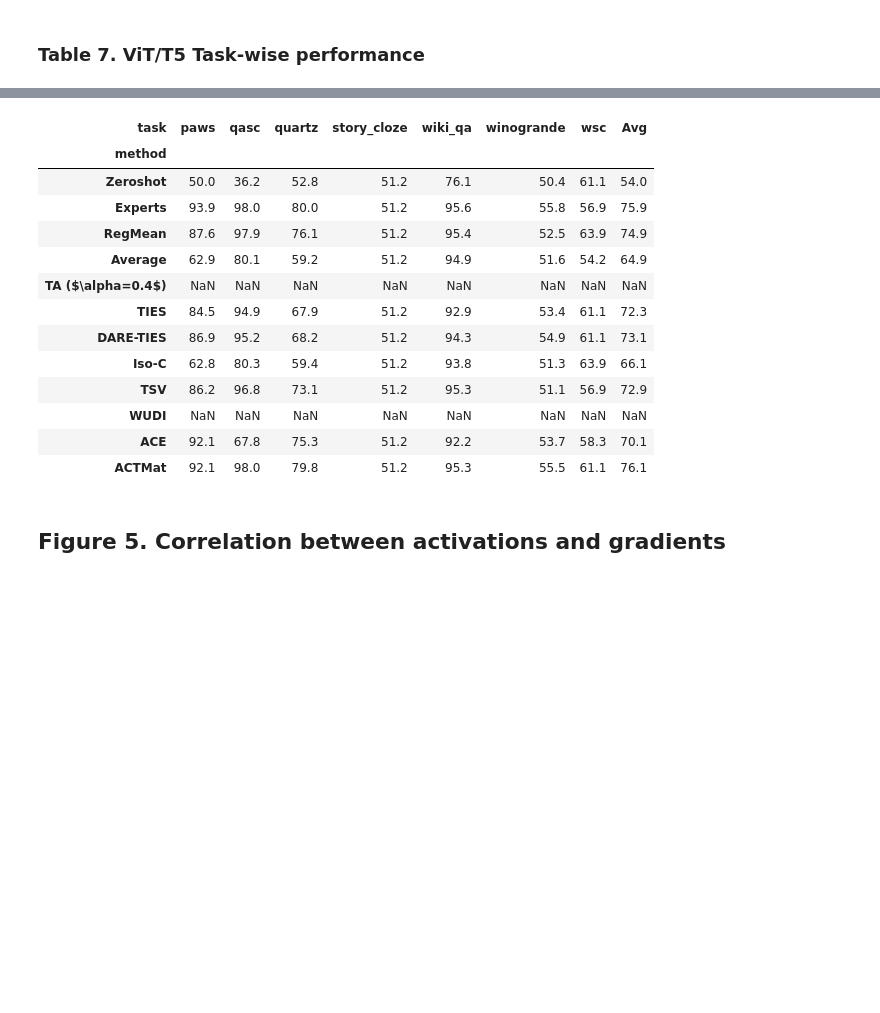
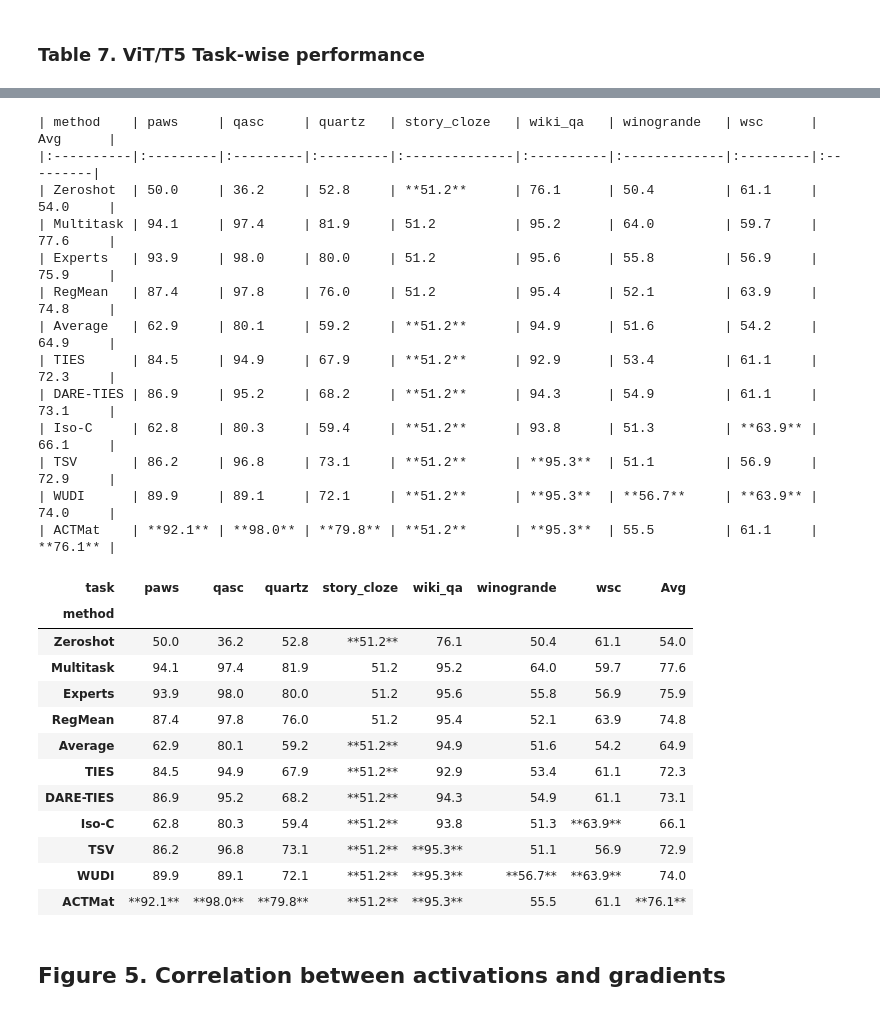
Before and after one commit to marawangamal/actmat, a Jupyter notebook: scripts/analysis.ipynb, the cells around one changed output, grey strips where cells are left out. Drawn from its saved outputs; the diff is of its cells as text; code cells hidden in the pictures; blank space fills up the shorter version.

Commit message:
Exp: add rm lora esults

```diff
--- a/scripts/analysis.ipynb
+++ b/scripts/analysis.ipynb
@@ -1517,7 +1521,7 @@ method_to_method = {
     "experts": "Experts",
     "regmean": "RegMean",
     "mean": "Average",
-    "sum04": "TA ($\\alpha=0.4$)",
+    # "sum04": "TA ($\\alpha=0.4$)",
     "ties": "TIES",
     "dare_ties": "DARE-TIES",
     "isoc": "Iso-C",
@@ -1525,12 +1529,13 @@ method_to_method = {
     "wudi": "WUDI",
     "actmat": "ACTMat",
 }
+metrics_filename = "metrics.json"
 models = ["t5-base", "t5-large", "ViT-B-16", "ViT-B-32", "ViT-L-14"]
 for model in models:
     for method, display_name in method_to_method.items():
 
         # Load metrics file
-        path = f"../artifacts/results/{model}-{method}/metrics.json"
+        path = f"../artifacts/results/{model}-{method}/{metrics_filename}"
         if not osp.exists(path):
             print(f"[skipped] {method}")
             continue
@@ -1561,15 +1571,15 @@ df = pd.DataFrame(rows)
 # %%
 # Display all methods
-# filter (lora only)
 EXCLUDE = {"Experts", "Multitask", "RegMean"}
 
 
-def format_column(col):
-    comparable = col[~col.index.isin(EXCLUDE)]  # rank real methods only
-    ranks = comparable.rank(method="min", ascending=False).reindex(col.index)
+def format_column(col, fmt="md"):
+    wrap = "**{}**" if fmt == "md" else "\\textbf{{{}}}"
+    comparable = col[~col.index.isin(EXCLUDE)]  # rank only real methods
+    ranks = comparable.rank(method="min", ascending=False)
+    best = ranks[ranks == 1].index  # winner(s) in this column
     out = col.map(lambda v: f"{v:0.1f}")
-    out = out.where(ranks != 1, out.map(lambda s: f"\\textbf{{{s}}}"))
-    # out = out.where(ranks != 2, out.map(lambda s: f"\\underline{{{s}}}"))
+    out.loc[best] = out.loc[best].map(lambda s: wrap.format(s))
     return out
 
 
@@ -1591,8 +1601,11 @@ dfp = dfp[columns]
 dfp["Avg"] = dfp.mean(axis=1).round(1)
 dfp = dfp.reindex([x for x in method_to_method.values()])
 # (Optional: latex)
-dfp = dfp.apply(format_column, axis=0)
-dfp
+# dfp = dfp.apply(format_column, axis=0)
 # print(dfp.to_latex(float_format="{:0.1f}".format))
-# print(dfp.to_markdown())
+# (Optional: markdown)
+dfp = dfp.apply(lambda x: format_column(x, fmt="md"), axis=0)
+print(dfp.to_markdown())
+# we find that ACTMat maintains balanced performance, never deviating more than 3% from the best performing method in each setting.
+# Meanwhile the next best method in this setting, WUDI suffers 5% drop on SUN397.
 # %% [output]
@@ -1613,40 +1625,60 @@ dfp
 # %%
 # Display all methods
-# filter (lora only)
-def format_column(col):
-    ranks = col.rank(method="min", ascending=False)
+EXCLUDE = {"Experts", "Multitask", "RegMean"}
+
+
+def format_column(col, fmt="md"):
+    wrap = "**{}**" if fmt == "md" else "\\textbf{{{}}}"
+    comparable = col[~col.index.isin(EXCLUDE)]  # rank only real methods
+    ranks = comparable.rank(method="min", ascending=False)
+    best = ranks[ranks == 1].index  # winner(s) in this column
     out = col.map(lambda v: f"{v:0.1f}")
-    out = out.where(ranks != 1, out.map(lambda s: f"\\textbf{{{s}}}"))
-    # out = out.where(ranks != 2, out.map(lambda s: f"\\underline{{{s}}}"))
+    out.loc[best] = out.loc[best].map(lambda s: wrap.format(s))
     return out
 
 
 # set model:
 model = "t5-base"
 columns = ["paws", "qasc", "quartz", "story_cloze", "wiki_qa", "winogrande", "wsc"]
 dfp = df[df["model"] == model].pivot(index="method", columns="task", values="score")
 dfp = (dfp * 100).round(1)
 dfp = dfp[columns]
 dfp["Avg"] = dfp.mean(axis=1).round(1)
 dfp = dfp.reindex([x for x in method_to_method.values()])
 # (Optional: latex)
+# dfp = dfp.apply(format_column, axis=0)
 # print(dfp.to_latex(float_format="{:0.1f}".format))
+# (Optional: markdown)
+dfp = dfp.apply(lambda x: format_column(x, fmt="md"), axis=0)
+print(dfp.to_markdown())
 dfp
 # %% [output]
+| method    | paws     | qasc     | quartz   | story_cloze   | wiki_qa   | winogrande   | wsc      | Avg      |
+|:----------|:---------|:---------|:---------|:--------------|:----------|:-------------|:---------|:---------|
+| Zeroshot  | 50.0     | 36.2     | 52.8     | **51.2**      | 76.1      | 50.4         | 61.1     | 54.0     |
+| Multitask | 94.1     | 97.4     | 81.9     | 51.2          | 95.2      | 64.0         | 59.7     | 77.6     |
+| Experts   | 93.9     | 98.0     | 80.0     | 51.2          | 95.6      | 55.8         | 56.9     | 75.9     |
+| RegMean   | 87.4     | 97.8     | 76.0     | 51.2          | 95.4      | 52.1         | 63.9     | 74.8     |
+| Average   | 62.9     | 80.1     | 59.2     | **51.2**      | 94.9      | 51.6         | 54.2     | 64.9     |
+| TIES      | 84.5     | 94.9     | 67.9     | **51.2**      | 92.9      | 53.4         | 61.1     | 72.3     |
+| DARE-TIES | 86.9     | 95.2     | 68.2     | **51.2**      | 94.3      | 54.9         | 61.1     | 73.1     |
+| Iso-C     | 62.8     | 80.3     | 59.4     | **51.2**      | 93.8      | 51.3         | **63.9** | 66.1     |
+| TSV       | 86.2     | 96.8     | 73.1     | **51.2**      | **95.3**  | 51.1         | 56.9     | 72.9     |
+| WUDI      | 89.9     | 89.1     | 72.1     | **51.2**      | **95.3**  | **56.7**     | **63.9** | 74.0     |
+| ACTMat    | **92.1** | **98.0** | **79.8** | **51.2**      | **95.3**  | 55.5         | 61.1     | **76.1** |
 | task | paws | qasc | quartz | story_cloze | wiki_qa | winogrande | wsc | Avg |
 | method |  |  |  |  |  |  |  |  |
-| Zeroshot | 50.0 | 36.2 | 52.8 | 51.2 | 76.1 | 50.4 | 61.1 | 54.0 |
+| Zeroshot | 50.0 | 36.2 | 52.8 | **51.2** | 76.1 | 50.4 | 61.1 | 54.0 |
+| Multitask | 94.1 | 97.4 | 81.9 | 51.2 | 95.2 | 64.0 | 59.7 | 77.6 |
 | Experts | 93.9 | 98.0 | 80.0 | 51.2 | 95.6 | 55.8 | 56.9 | 75.9 |
-| RegMean | 87.6 | 97.9 | 76.1 | 51.2 | 95.4 | 52.5 | 63.9 | 74.9 |
-| Average | 62.9 | 80.1 | 59.2 | 51.2 | 94.9 | 51.6 | 54.2 | 64.9 |
-| TA ($\alpha=0.4$) | NaN | NaN | NaN | NaN | NaN | NaN | NaN | NaN |
-| TIES | 84.5 | 94.9 | 67.9 | 51.2 | 92.9 | 53.4 | 61.1 | 72.3 |
-| DARE-TIES | 86.9 | 95.2 | 68.2 | 51.2 | 94.3 | 54.9 | 61.1 | 73.1 |
-| Iso-C | 62.8 | 80.3 | 59.4 | 51.2 | 93.8 | 51.3 | 63.9 | 66.1 |
-| TSV | 86.2 | 96.8 | 73.1 | 51.2 | 95.3 | 51.1 | 56.9 | 72.9 |
-| WUDI | NaN | NaN | NaN | NaN | NaN | NaN | NaN | NaN |
-| ACE | 92.1 | 67.8 | 75.3 | 51.2 | 92.2 | 53.7 | 58.3 | 70.1 |
-| ACTMat | 92.1 | 98.0 | 79.8 | 51.2 | 95.3 | 55.5 | 61.1 | 76.1 |
+| RegMean | 87.4 | 97.8 | 76.0 | 51.2 | 95.4 | 52.1 | 63.9 | 74.8 |
+| Average | 62.9 | 80.1 | 59.2 | **51.2** | 94.9 | 51.6 | 54.2 | 64.9 |
+| TIES | 84.5 | 94.9 | 67.9 | **51.2** | 92.9 | 53.4 | 61.1 | 72.3 |
+| DARE-TIES | 86.9 | 95.2 | 68.2 | **51.2** | 94.3 | 54.9 | 61.1 | 73.1 |
+| Iso-C | 62.8 | 80.3 | 59.4 | **51.2** | 93.8 | 51.3 | **63.9** | 66.1 |
+| TSV | 86.2 | 96.8 | 73.1 | **51.2** | **95.3** | 51.1 | 56.9 | 72.9 |
+| WUDI | 89.9 | 89.1 | 72.1 | **51.2** | **95.3** | **56.7** | **63.9** | 74.0 |
+| ACTMat | **92.1** | **98.0** | **79.8** | **51.2** | **95.3** | 55.5 | 61.1 | **76.1** |
 # %% [markdown]
 ## Figure 5. Correlation between activations and gradients
 # %% [markdown]
```
Also changed, not shown: parts of 4 cells of this notebook, 6 other files.
